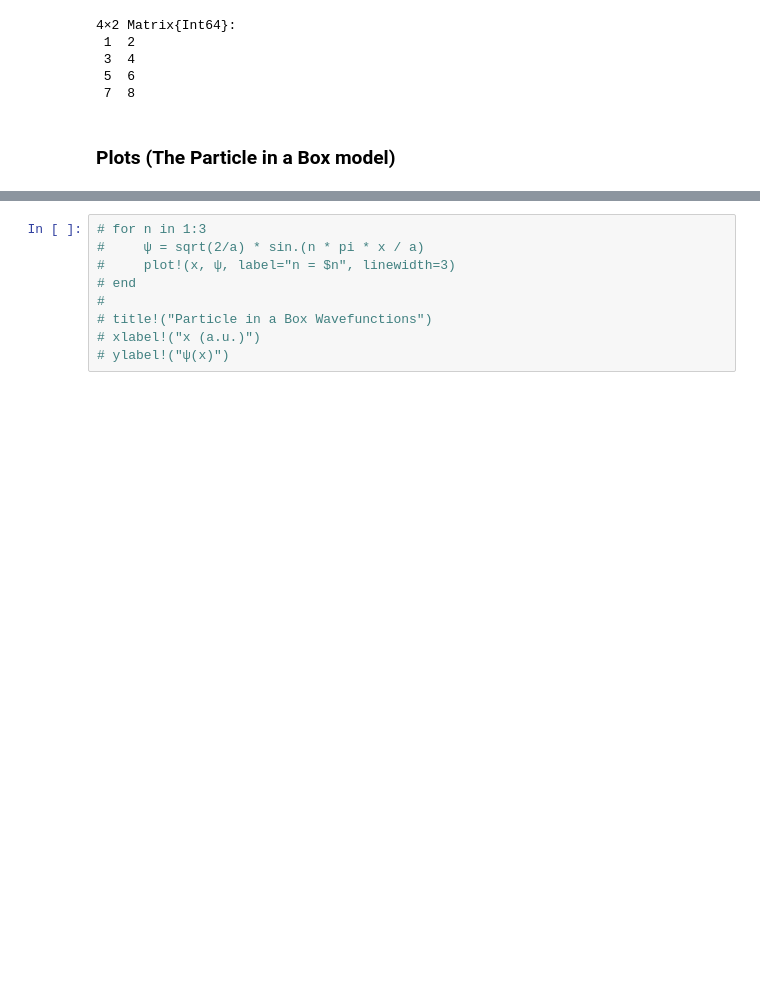
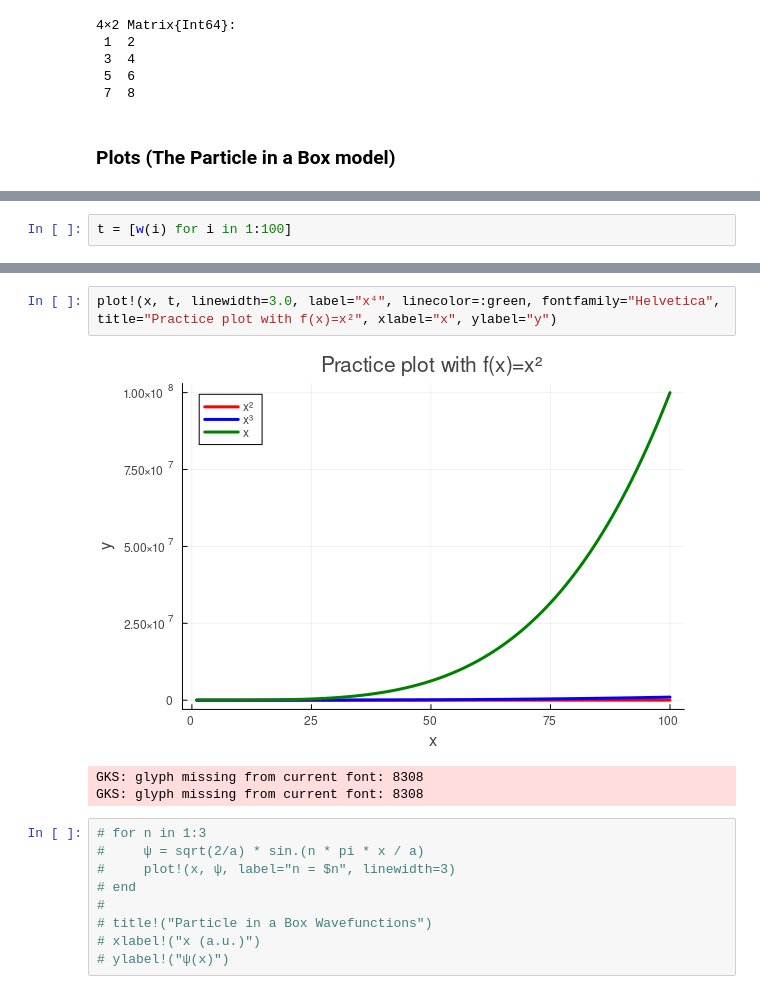
Before and after one commit to Leticia-maria/Introduction.jl, a Jupyter notebook: Classes/daytwo.ipynb, the cells around one changed output, grey strips where cells are left out. Drawn from its saved outputs; the diff is of its cells as text; blank space fills up the shorter version.

```diff
--- a/Classes/daytwo.ipynb
+++ b/Classes/daytwo.ipynb
@@ -213,0 +460,2 @@ Any["n = 1" "n = 2" "n = 3"]
+# %%
+t = [w(i) for i in 1:100]
@@ -214,3 +480,9 @@ Any["n = 1" "n = 2" "n = 3"]
+# %%
+plot!(x, t, linewidth=3.0, label="x⁴", linecolor=:green, fontfamily="Helvetica", title="Practice plot with f(x)=x²", xlabel="x", ylabel="y")
+# %% [output]
+[figure, added]
+GKS: glyph missing from current font: 8308
+GKS: glyph missing from current font: 8308
 # %%
 # for n in 1:3
 #     ψ = sqrt(2/a) * sin.(n * pi * x / a)
```
Also changed, not shown: parts of 46 cells of this notebook, 2 other files.
